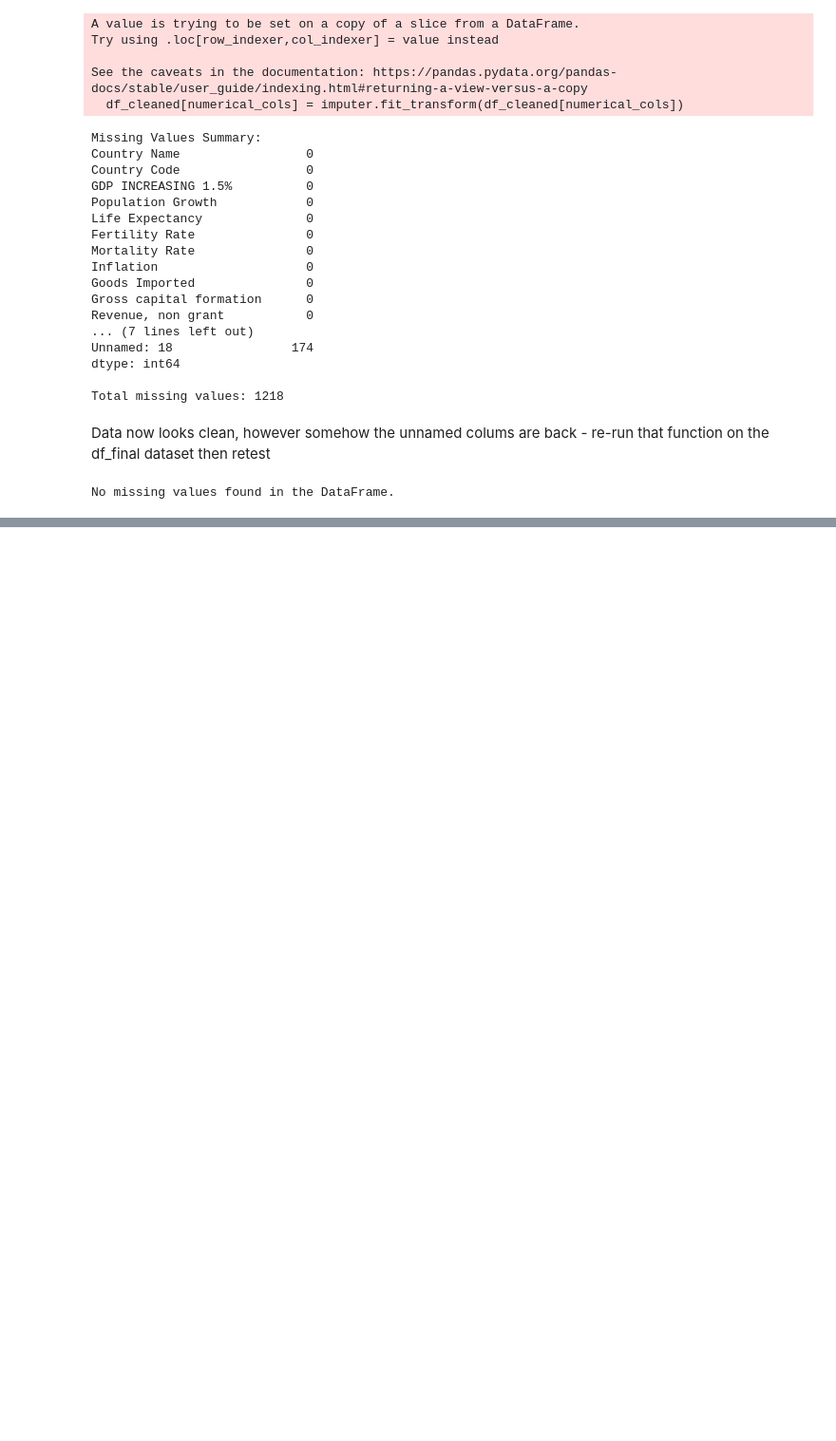
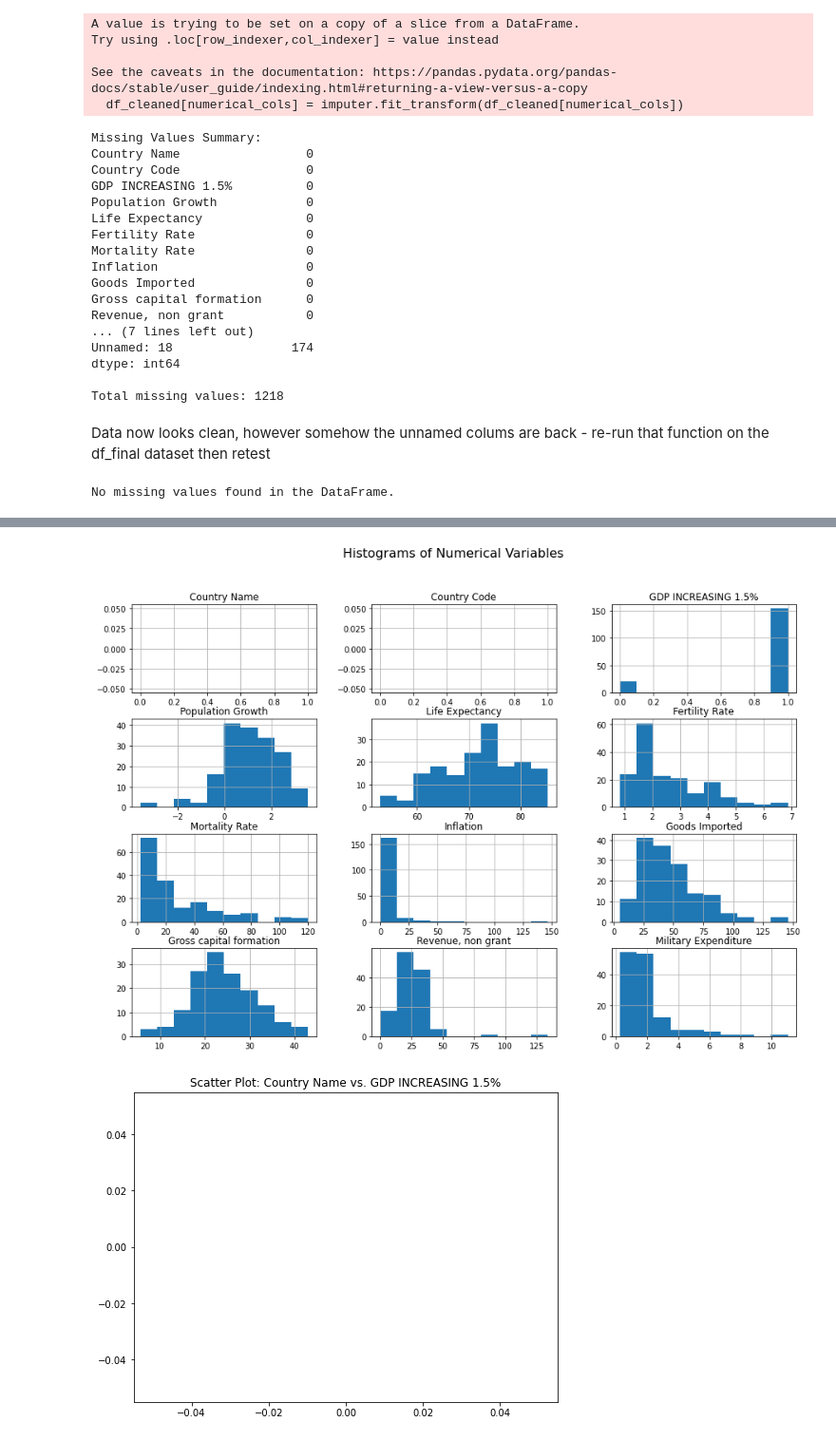
Before and after one commit to adamskirees/Worldbank_ML_Blog, a Jupyter notebook: data.ipynb, the cells around one changed output, grey strips where cells are left out. Shown at 95% size. Cells and saved outputs as stored; diff of their text form; code cells hidden in the pictures; blank space fills up the shorter version.

Commit message:
Initial data explore - intial vizualizations

```diff
--- a/data.ipynb
+++ b/data.ipynb
@@ -270,0 +273,5 @@ No missing values found in the DataFrame.
+# %%
+# First ensure all values in DF are as floats
+df_ml = df_ml.apply(pd.to_numeric, errors='coerce').astype(float)
+
+print(df_ml.dtypes)
@@ -270,0 +292,54 @@ No missing values found in the DataFrame.
+# %%
+# Write a funciton to include some of the intial visuals
+import matplotlib.pyplot as plt
+import seaborn as sns
+
+def visualize_eda(df_ml, dependent_variable):
+    """
+    Performs EDA visualizations on a DataFrame.
+
+    Args:
+        df_ml: The final DataFrame.
+        dependent_variable: GDP Column
+    """
+
+    # 1. Histograms
+    df.hist(figsize=(15, 10))
+    plt.suptitle("Histograms of Numerical Variables", fontsize=16)
+    plt.show()
+
+
+
+    # 2. Scatter Plots
+    numerical_cols = df.select_dtypes(include=['float']).columns.tolist()
+    numerical_cols.remove(dependent_variable)  # Remove dependent variable from independent variable list.
+
+    for col in numerical_cols:
+        plt.figure(figsize=(8, 6))
+        sns.scatterplot(x=col, y=dependent_variable, data=df)
+        plt.title(f"Scatter Plot: {col} vs. {dependent_variable}")
+        plt.show()
+
+    # Pairwise scatter plots of independent variables
+    sns.pairplot(df[numerical_cols])
+    plt.suptitle("Pairwise Scatter Plots of Independent Variables", fontsize=16)
+    plt.show()
+
+    # 3. Box Plots
+    plt.figure(figsize=(15, 8))
+    sns.boxplot(data=df[numerical_cols])
+    plt.title("Box Plots of Numerical Variables")
+    plt.xticks(rotation=45)
+    plt.show()
+
+# Load the df_ml
+df = df_ml
+
+# Dependend variable dec
+dependent_variable_name = "GDP INCREASING 1.5%"
+
+# Run the EDA visualizations
+visualize_eda(df, dependent_variable_name)
+# %% [output]
+[figure, added]
+[figure, added]
```
Also changed, not shown: parts of 3 cells of this notebook.
